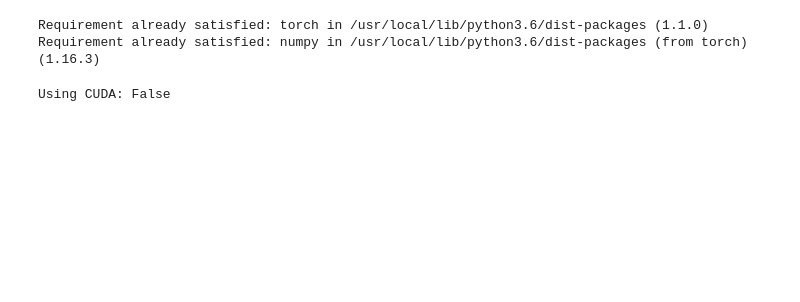
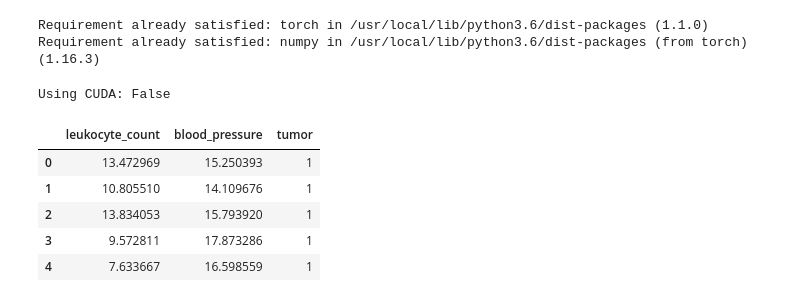
Before and after one commit to haokeliu/colaboratory, a Jupyter notebook: DeepLearn_Notes/数据和模型.ipynb, the cells around one changed output. Saved outputs shown, nothing was run; the diff lists cells and outputs as text; code cells hidden in the pictures; blank space fills up the shorter version.

```diff
--- a/DeepLearn_Notes/数据和模型.ipynb
+++ b/DeepLearn_Notes/数据和模型.ipynb
@@ -46,0 +57,11 @@ Using CUDA: False
+# %%
+# Raw data
+df = pd.read_csv(args.data_file, header =0)
+df.head()
+# %% [output]
+|  | leukocyte_count | blood_pressure | tumor |
+| 0 | 13.472969 | 15.250393 | 1 |
+| 1 | 10.805510 | 14.109676 | 1 |
+| 2 | 13.834053 | 15.793920 | 1 |
+| 3 | 9.572811 | 17.873286 | 1 |
+| 4 | 7.633667 | 16.598559 | 1 |
```
Also changed, not shown: parts of 4 cells of this notebook.
